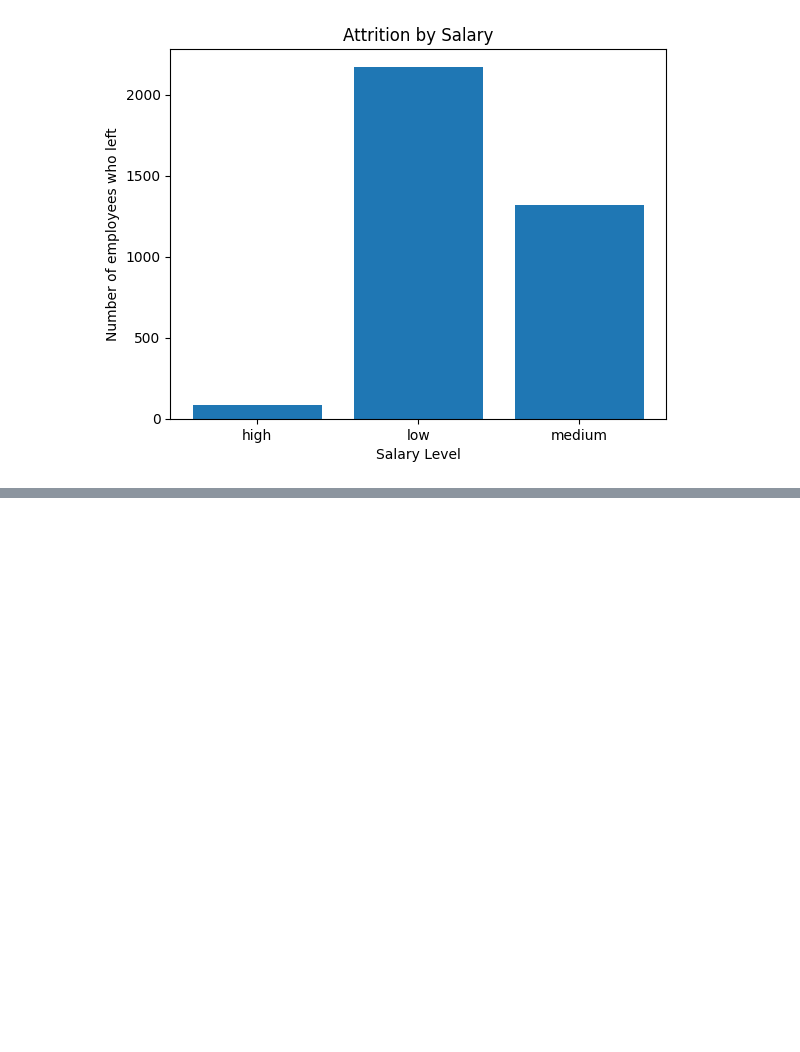
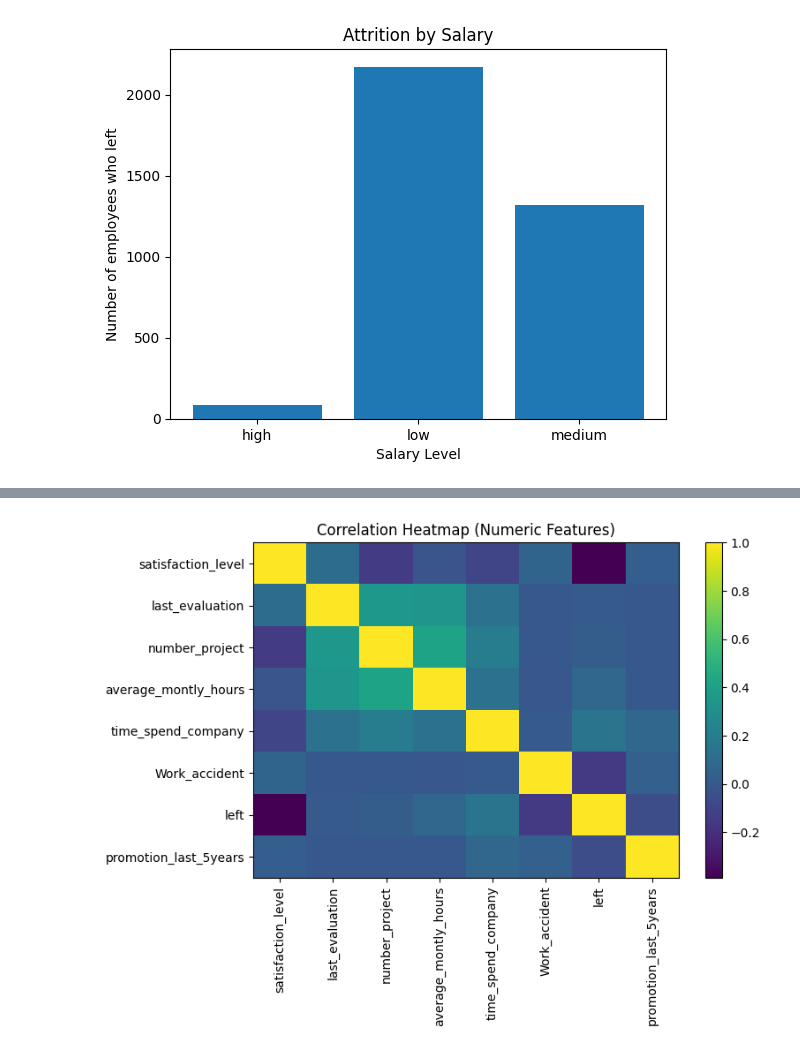
Before and after one commit to mvuddandi/ML-StatModels, a Jupyter notebook: Logistic_Regression.ipynb, the cells around one changed output, grey strips where cells are left out. Cells and saved outputs as stored; diff of their text form; code cells hidden in the pictures; blank space fills up the shorter version.

```diff
--- a/Logistic_Regression.ipynb
+++ b/Logistic_Regression.ipynb
@@ -82,0 +84,25 @@ plt.show()
+# %%
+import pandas as pd
+import matplotlib.pyplot as plt
+
+# Load data
+df = pd.read_csv('HR_comma_sep.csv')
+
+# Correlation of numeric columns
+corr = df.select_dtypes(include='number').corr()
+
+# Plot
+plt.figure(figsize=(8,6))
+im = plt.imshow(corr, aspect='auto')
+plt.colorbar(im)
+
+# Axis labels
+ticks = range(len(corr.columns))
+plt.xticks(ticks, corr.columns, rotation=90)
+plt.yticks(ticks, corr.columns)
+
+plt.title("Correlation Heatmap (Numeric Features)")
+plt.tight_layout()
+plt.show()
+# %% [output]
+[figure, added]
```
Also changed, not shown: parts of 12 cells of this notebook.
